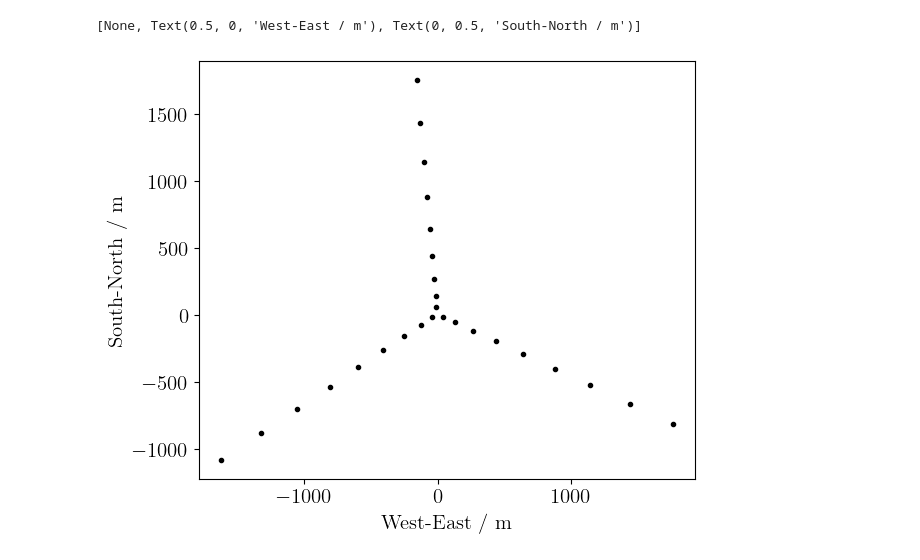
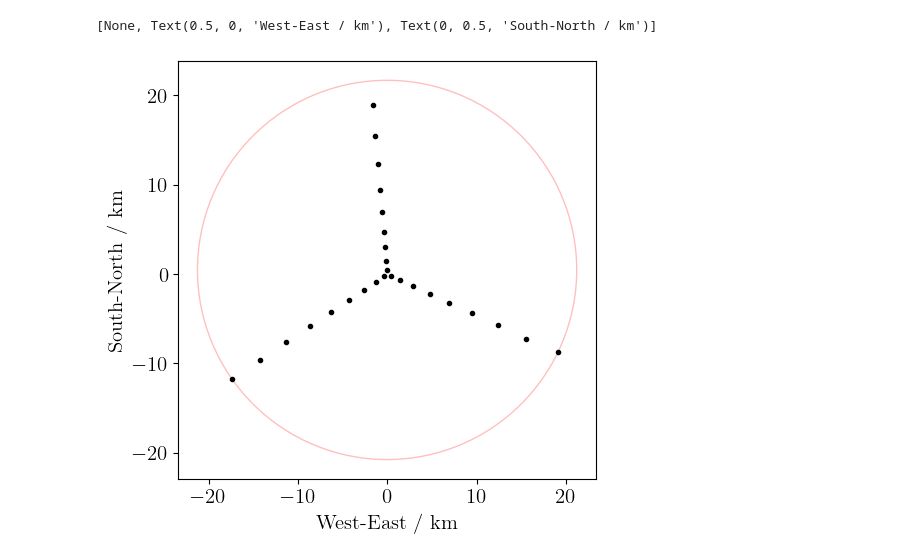
Before and after one commit to miguelcarcamov/simulate_interferometer, a Jupyter notebook: simulate_interferometer.ipynb, the cells around one changed output. Cells and saved outputs as stored; diff of their text form; code cells hidden in the pictures.

```diff
--- a/simulate_interferometer.ipynb
+++ b/simulate_interferometer.ipynb
@@ -114,19 +114,6 @@ if header["coordsys"] == "XYZ": # ITRF, ECEF
     enu_coords = np.array(earth_location_to_local_enu(local_xyz, telescope_center))
 else:
     enu_coords = np.vstack([data["x"], data["y"], data["z"]])
-# %%
-fig, ax = plt.subplots(layout='constrained')
-
-ax.plot(enu_coords[0], enu_coords[1], '.k')
-ax.set(
-        aspect=1,
-        xlabel='West-East / m',
-        ylabel='South-North / m'
-)
-#ax.set_aspect('equal')
-# %% [output]
-[None, Text(0.5, 0, 'West-East / m'), Text(0, 0.5, 'South-North / m')]
-[figure, removed]
 # %%
 antenna_ids = np.arange(0, enu_coords.shape[1])
 n_antennas = len(antenna_ids)
@@ -138,6 +125,28 @@ b_enu = b_enu[:, ~np.eye(b_enu.shape[-1],dtype=bool)]
 # %%
 # We calculate the distance between different pairs of antennas
 abs_b = np.sqrt(np.sum(b_enu**2, axis=0))
+baselines_distance_2d = np.sqrt(np.sum(b_enu[0:2]**2, axis=0))
+max_baseline = np.max(baselines_distance_2d)
+idx_nearest_zero = np.argmin(np.sqrt(np.sum(enu_coords[0:2]**2, axis=0)))
+antenna_nearest_zero = enu_coords[:, idx_nearest_zero]
+farthest_antenna = np.max(np.sqrt(np.sum((enu_coords[0:2] - antenna_nearest_zero[0:2, np.newaxis])**2, axis=0)))
+# %%
+fig, ax = plt.subplots(layout='constrained')
+
+dish_circle = plt.Circle((antenna_nearest_zero[0]/1000, antenna_nearest_zero[1]/1000), farthest_antenna/1000, facecolor="white", edgecolor='r', alpha=0.25)
+ax.plot(enu_coords[0]/1000, enu_coords[1]/1000, '.k')
+ax.add_patch(dish_circle)
+ax.set(
+        aspect=1,
+        xlabel='West-East / km',
+        ylabel='South-North / km'
+)
+
+#ax.legend(["Antennas", "Dish of {0:0.1f} km".format(max_baseline/1000)], loc="upper right", bbox_to_anchor=(2., 1.03), fancybox=True)
+#ax.set_aspect('equal')
+# %% [output]
+[None, Text(0.5, 0, 'West-East / km'), Text(0, 0.5, 'South-North / km')]
+[figure, added]
 # %%
 # We convert coordinates from ENU to ALT-AZ
 azimuth, elevation = enu_to_local_altaz(b_enu, abs_b)
```
Also changed, not shown: parts of 3 cells of this notebook, 3 other files.
